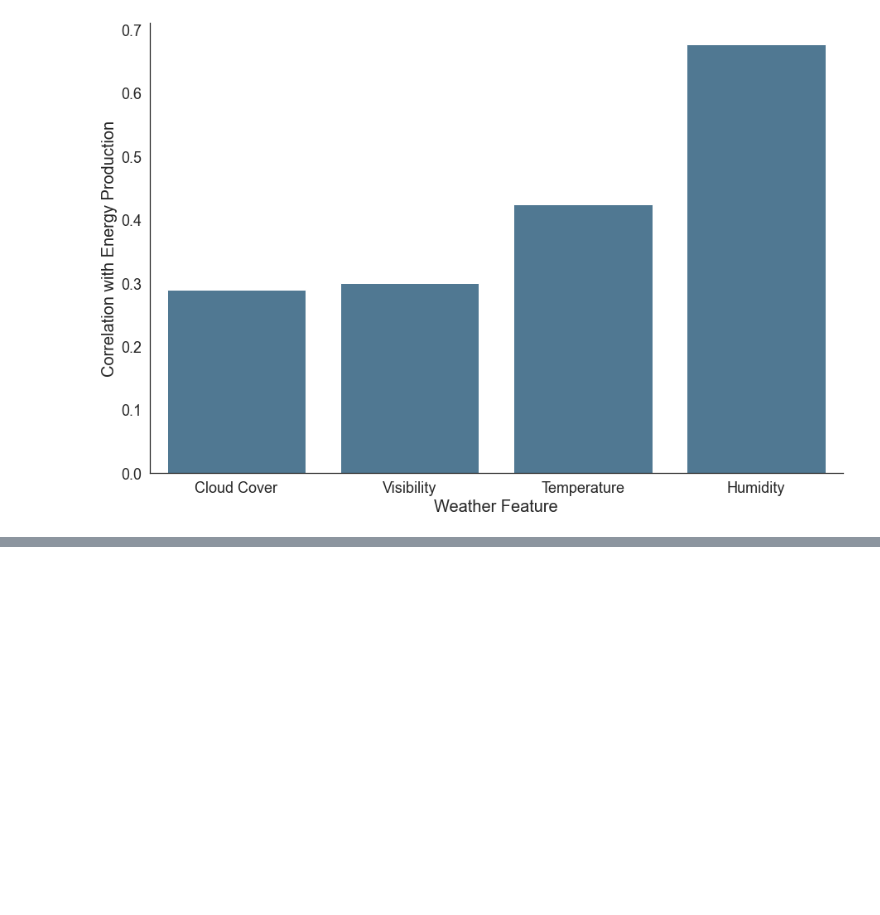
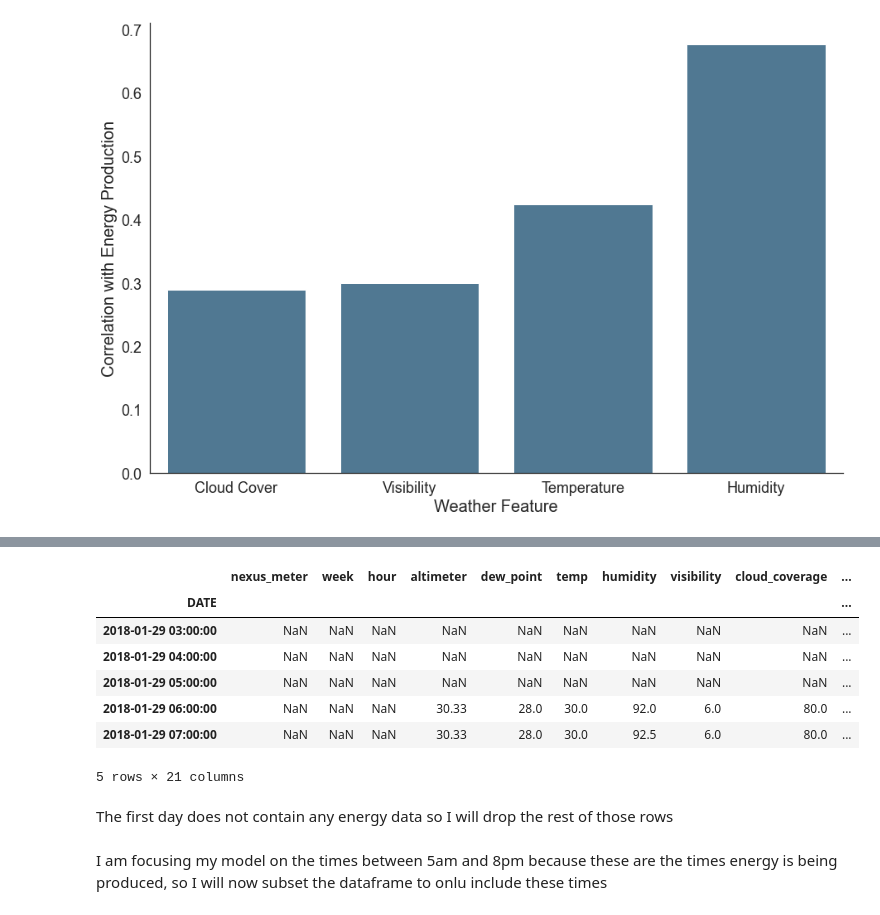
Before and after one commit to mattcarr17/solar_energy_prediction, a Jupyter notebook: notebooks/exploratory/07_models.ipynb, the cells around one changed output, grey strips where cells are left out. Cells and saved outputs as stored; diff of their text form; code cells hidden in the pictures; blank space fills up the shorter version.

```diff
--- a/notebooks/exploratory/07_models.ipynb
+++ b/notebooks/exploratory/07_models.ipynb
@@ -534,0 +661,6 @@ sns.despine()
+# %%
+weather_hourly2.columns = ['altimeter', 'dew_point', 'temp', 'humidity', 'visibility', 'cloud_coverage']
+weather_lagged_df.columns = ['lag_altimeter', 'lag_dew_point', 'lag_temp', 'lag_humidity', 'lag_visibility', 'lag_cloud_coverage']
+weather_change_df.columns = ['altimeter_change', 'dew_point_change', 'temp_change', 'humidity_change', 'visibility_change', 'cloud_coverage_change']
+# %%
+big_weather_df = pd.concat([weather_hourly2, weather_lagged_df, weather_change_df], axis=1)
@@ -534,0 +679,2 @@ sns.despine()
+# %%
+energy2 = energy.drop(energy.iloc[:3].index, axis=0)
@@ -534,0 +691,15 @@ sns.despine()
+# %%
+base_df2 = pd.concat([energy2, big_weather_df.shift(3)], axis=1)
+# %%
+base_df2.head()
+# %% [output]
+|  | nexus_meter | week | hour | altimeter | dew_point | temp | humidity | visibility | cloud_coverage | ... |
+| DATE |  |  |  |  |  |  |  |  |  | ... |
+| 2018-01-29 03:00:00 | NaN | NaN | NaN | NaN | NaN | NaN | NaN | NaN | NaN | ... |
+| 2018-01-29 04:00:00 | NaN | NaN | NaN | NaN | NaN | NaN | NaN | NaN | NaN | ... |
+| 2018-01-29 05:00:00 | NaN | NaN | NaN | NaN | NaN | NaN | NaN | NaN | NaN | ... |
+| 2018-01-29 06:00:00 | NaN | NaN | NaN | 30.33 | 28.0 | 30.0 | 92.0 | 6.0 | 80.0 | ... |
+| 2018-01-29 07:00:00 | NaN | NaN | NaN | 30.33 | 28.0 | 30.0 | 92.5 | 6.0 | 80.0 | ... |
+5 rows × 21 columns
+# %% [markdown]
+The first day does not contain any energy data so I will drop the rest of those rows
@@ -534,0 +708,2 @@ sns.despine()
+# %% [markdown]
+I am focusing my model on the times between 5am and 8pm because these are the times energy is being produced, so I will now subset the dataframe to onlu include these times
```
Also changed, not shown: parts of 59 cells of this notebook, 3 other files.
